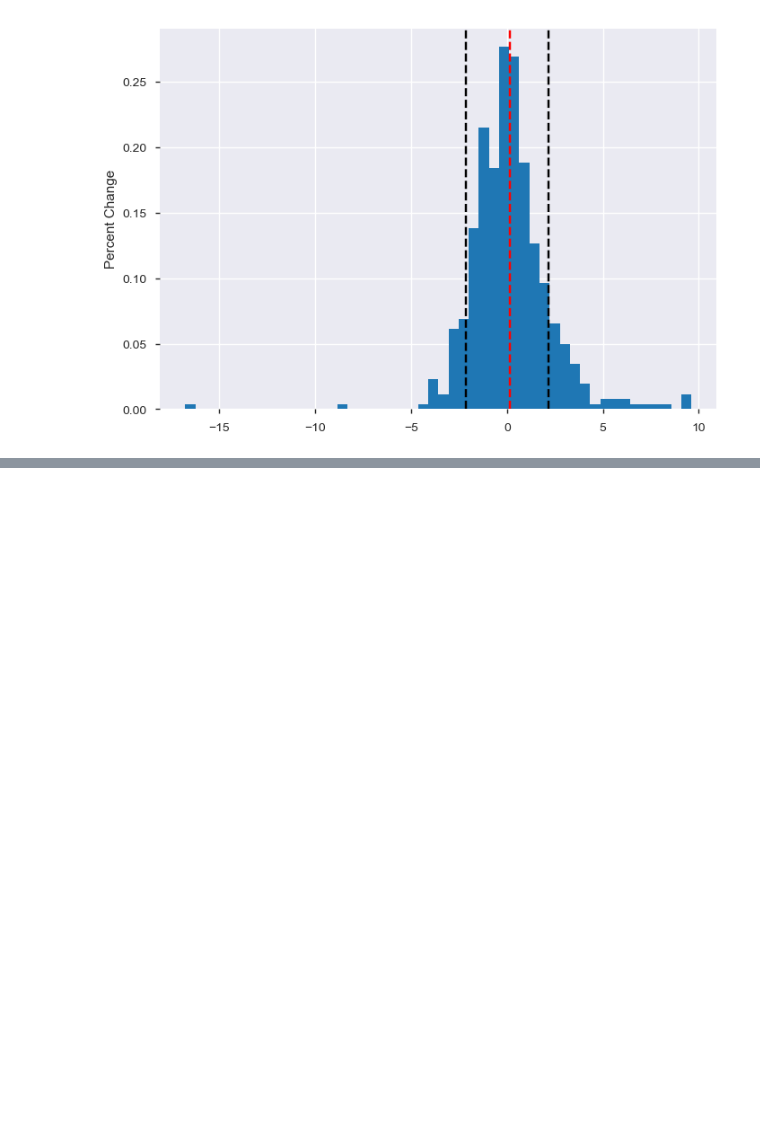
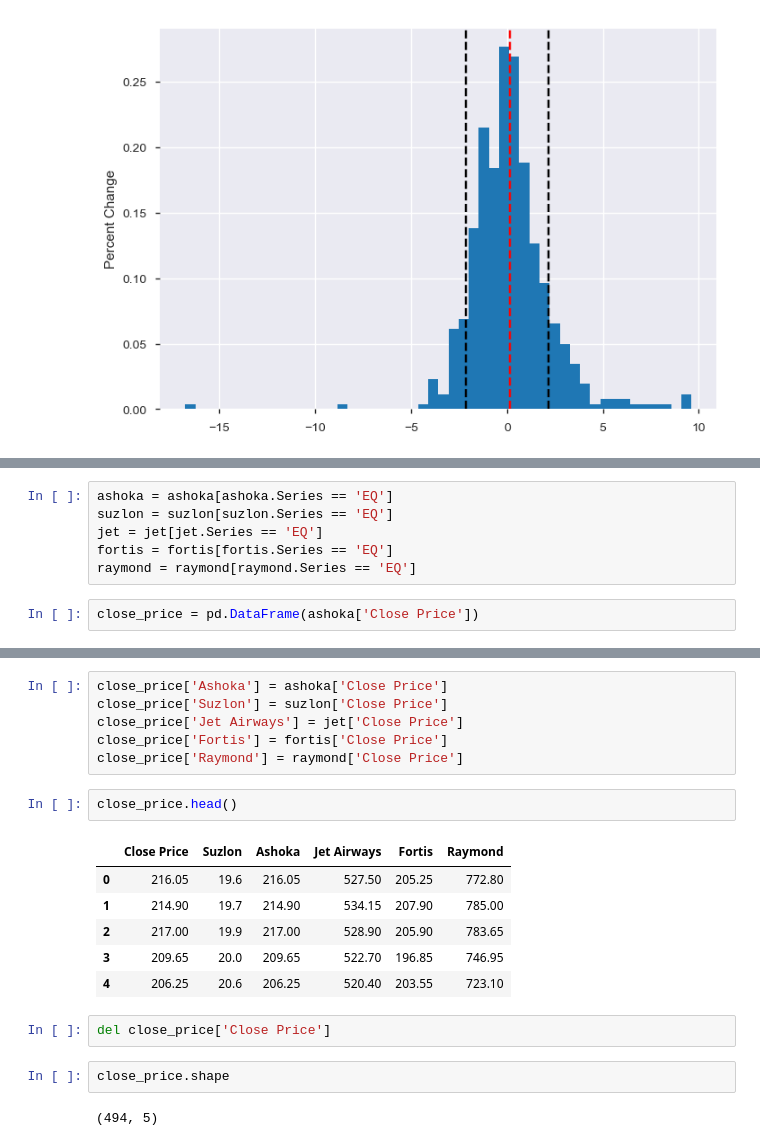
Before and after one commit to atkrish0/securitized-asset-analysis, a Jupyter notebook: 2 - Plotting in Financial Markets (Mindtree).ipynb, the cells around one changed output, grey strips where cells are left out. Saved outputs shown, nothing was run; the diff lists cells and outputs as text; blank space fills up the shorter version.

```diff
--- a/2 - Plotting in Financial Markets (Mindtree).ipynb
+++ b/2 - Plotting in Financial Markets (Mindtree).ipynb
@@ -259,0 +286,8 @@ plt.show()
+# %%
+ashoka = ashoka[ashoka.Series == 'EQ']
+suzlon = suzlon[suzlon.Series == 'EQ']
+jet = jet[jet.Series == 'EQ']
+fortis = fortis[fortis.Series == 'EQ']
+raymond = raymond[raymond.Series == 'EQ']
+# %%
+close_price = pd.DataFrame(ashoka['Close Price'])
@@ -259,0 +303,21 @@ plt.show()
+# %%
+close_price['Ashoka'] = ashoka['Close Price']
+close_price['Suzlon'] = suzlon['Close Price']
+close_price['Jet Airways'] = jet['Close Price']
+close_price['Fortis'] = fortis['Close Price']
+close_price['Raymond'] = raymond['Close Price']
+# %%
+close_price.head()
+# %% [output]
+|  | Close Price | Suzlon | Ashoka | Jet Airways | Fortis | Raymond |
+| 0 | 216.05 | 19.6 | 216.05 | 527.50 | 205.25 | 772.80 |
+| 1 | 214.90 | 19.7 | 214.90 | 534.15 | 207.90 | 785.00 |
+| 2 | 217.00 | 19.9 | 217.00 | 528.90 | 205.90 | 783.65 |
+| 3 | 209.65 | 20.0 | 209.65 | 522.70 | 196.85 | 746.95 |
+| 4 | 206.25 | 20.6 | 206.25 | 520.40 | 203.55 | 723.10 |
+# %%
+del close_price['Close Price']
+# %%
+close_price.shape
+# %% [output]
+(494, 5)
```
Also changed, not shown: parts of 5 cells of this notebook.
